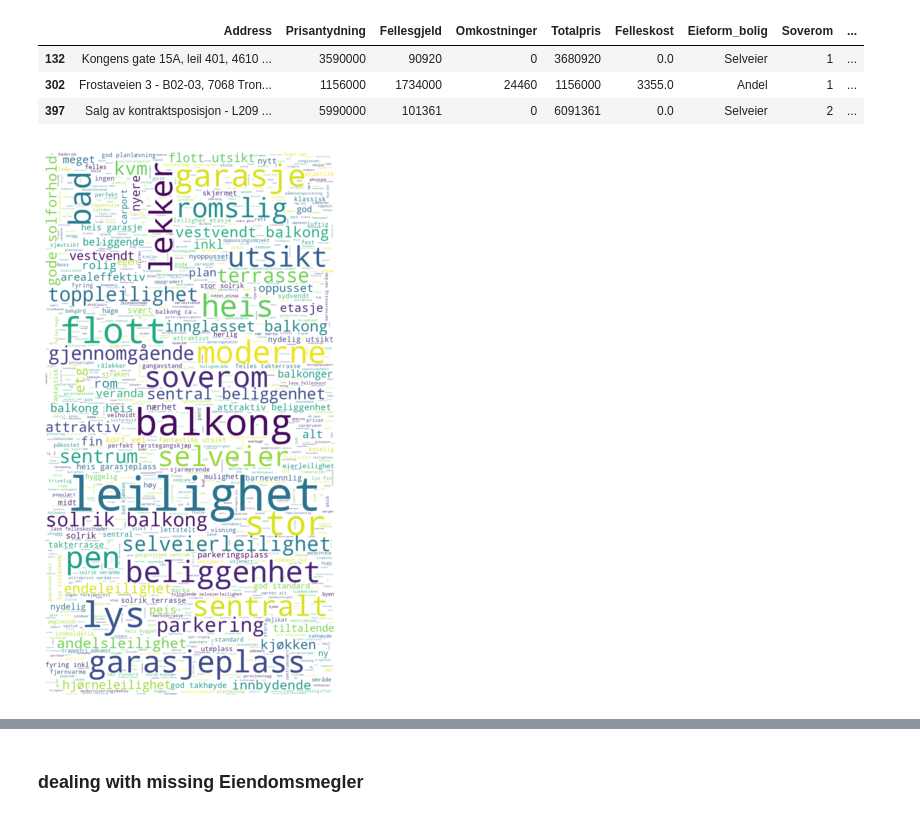
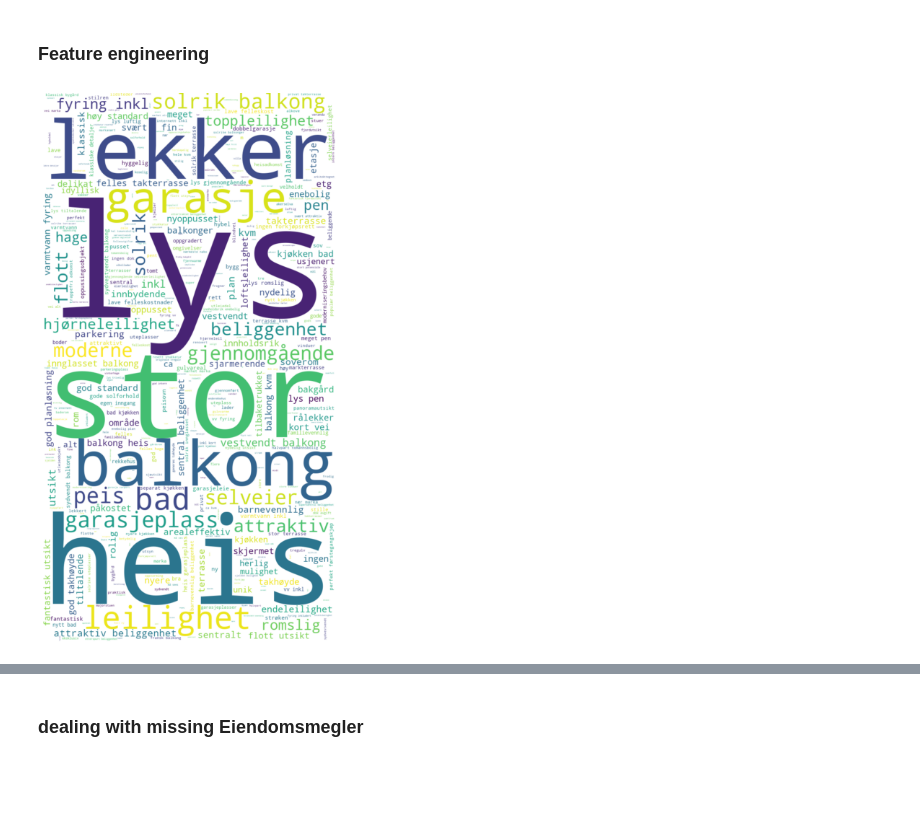
Before and after one commit to AdamArafa/House_Price_Finn.no_Data, a Jupyter notebook: data_cleaning2.ipynb, the cells around one changed output, grey strips where cells are left out. Saved outputs shown, nothing was run; the diff lists cells and outputs as text; code cells hidden in the pictures; blank space fills up the shorter version.

Commit message:
more cleaning and feature engineering

```diff
--- a/data_cleaning2.ipynb
+++ b/data_cleaning2.ipynb
@@ -320,3 +707,0 @@ array(['3', '2', '1', 'Eiet', '4', '0', '5'], dtype=object)
-# %%
-# the row with Soverom equals 'Eiet' is 41 m², I beleive for such size the appartment has only 1 room, i will change it to 1
-df.loc[34, 'Soverom'] = '1'
@@ -377,2 +707,0 @@ df[~df['Bruksareal'].str.contains('m²')]
-# %%
-df.loc[330, ['Bruksareal','Etasje']] = df.loc[330, ['Primærrom','Bruksareal']].values
@@ -399,51 +708,37 @@ array(['1978', '2018', '2007', '1955', '1933', '1937', '2006.0', '1898',
-# %%
-df['Byggeår'] = df['Byggeår'].apply(lambda x : x.split('.')[0])
-# %%
-# check for values that are not dates (have length less than 4)
-
-filt = (df['Byggeår'].str.len() < 4)
-
-df.loc[filt]
-# %% [output]
-|  | Address | Prisantydning | Fellesgjeld | Omkostninger | Totalpris | Felleskost | Eieform_bolig | Soverom | ... |
-| 132 | Kongens gate 15A, leil 401, 4610 ... | 3590000 | 90920 | 0 | 3680920 | 0.0 | Selveier | 1 | ... |
-| 302 | Frostaveien 3 - B02-03, 7068 Tron... | 1156000 | 1734000 | 24460 | 1156000 | 3355.0 | Andel | 1 | ... |
-| 397 | Salg av kontraktsposisjon - L209 ... | 5990000 | 101361 | 0 | 6091361 | 0.0 | Selveier | 2 | ... |
-# %%
-# drop these rows, because they doen't have the Byggeår anywhere
-df.drop(df.loc[filt].index, inplace = True)
+# %% [markdown]
+### Feature engineering
 # %%
 # extract usuful features from Beskrivelse
 
 from wordcloud import WordCloud, ImageColorGenerator, STOPWORDS
 from nltk.corpus import stopwords
 from nltk.tokenize import word_tokenize
 
 
 words = " ".join(df['Beskrivelse'])
 
 def punctuation_stop(text):
     """remove punctuation and stop words"""
     filtered = []
     stop_words = set(stopwords.words('norwegian'))
     word_tokens = word_tokenize(text)
     for w in word_tokens:
         if w not in stop_words and w.isalpha():
             filtered.append(w.lower())
     return filtered
 
 
 words_filtered = punctuation_stop(words)
 
 text = " ".join([ele for ele in words_filtered])
 
 wc= WordCloud(background_color="white", random_state=1,stopwords=STOPWORDS, max_words = 2000, width =800, height = 1500)
 wc.generate(text)
 
-plt.figure(figsize=[10,10])
+plt.figure(figsize=[10,14])
 plt.imshow(wc,interpolation="bilinear")
 plt.axis('off')
 plt.show()
 # %% [output]
-[figure, old version]
+[figure, new version]
 # %%
```
Also changed, not shown: parts of 167 cells of this notebook, 3 other files.
